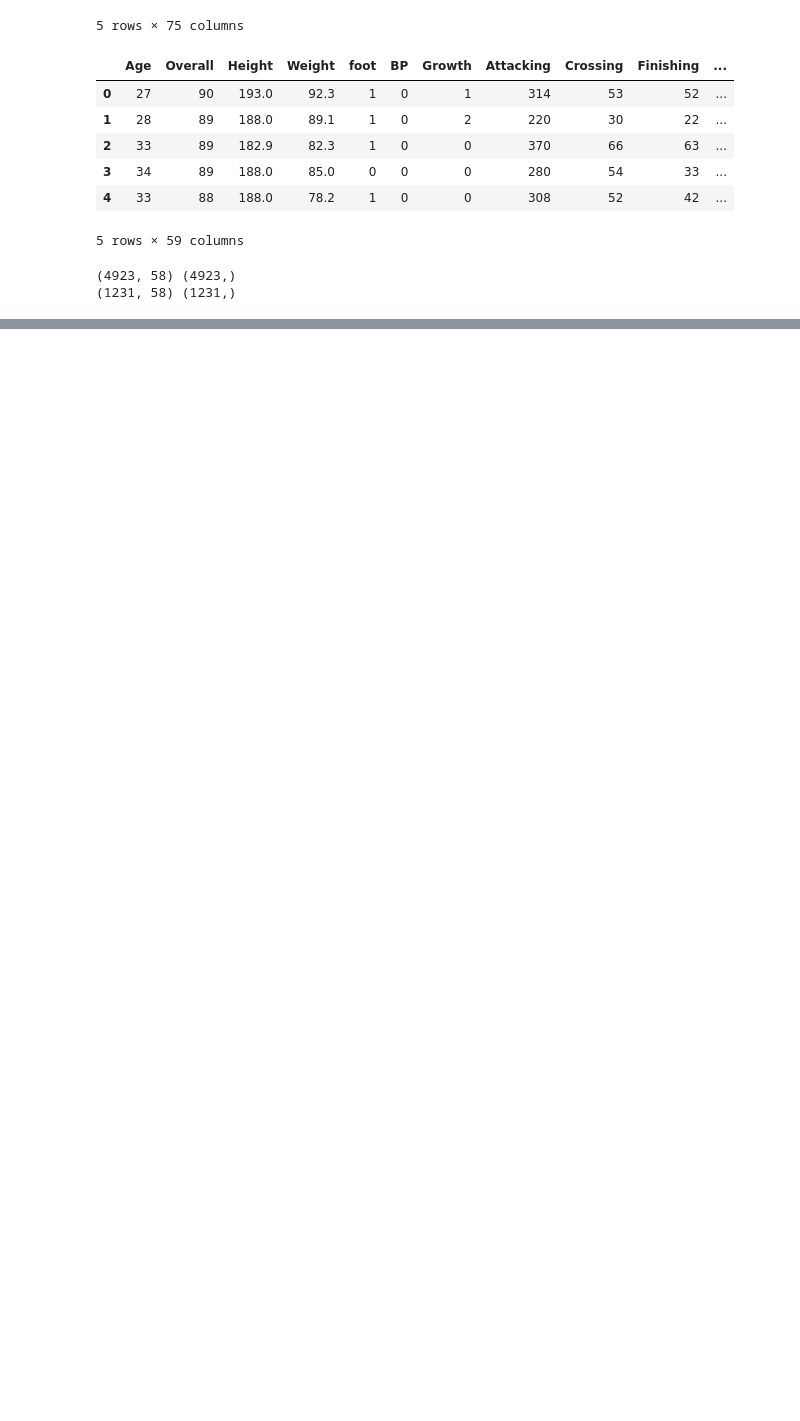
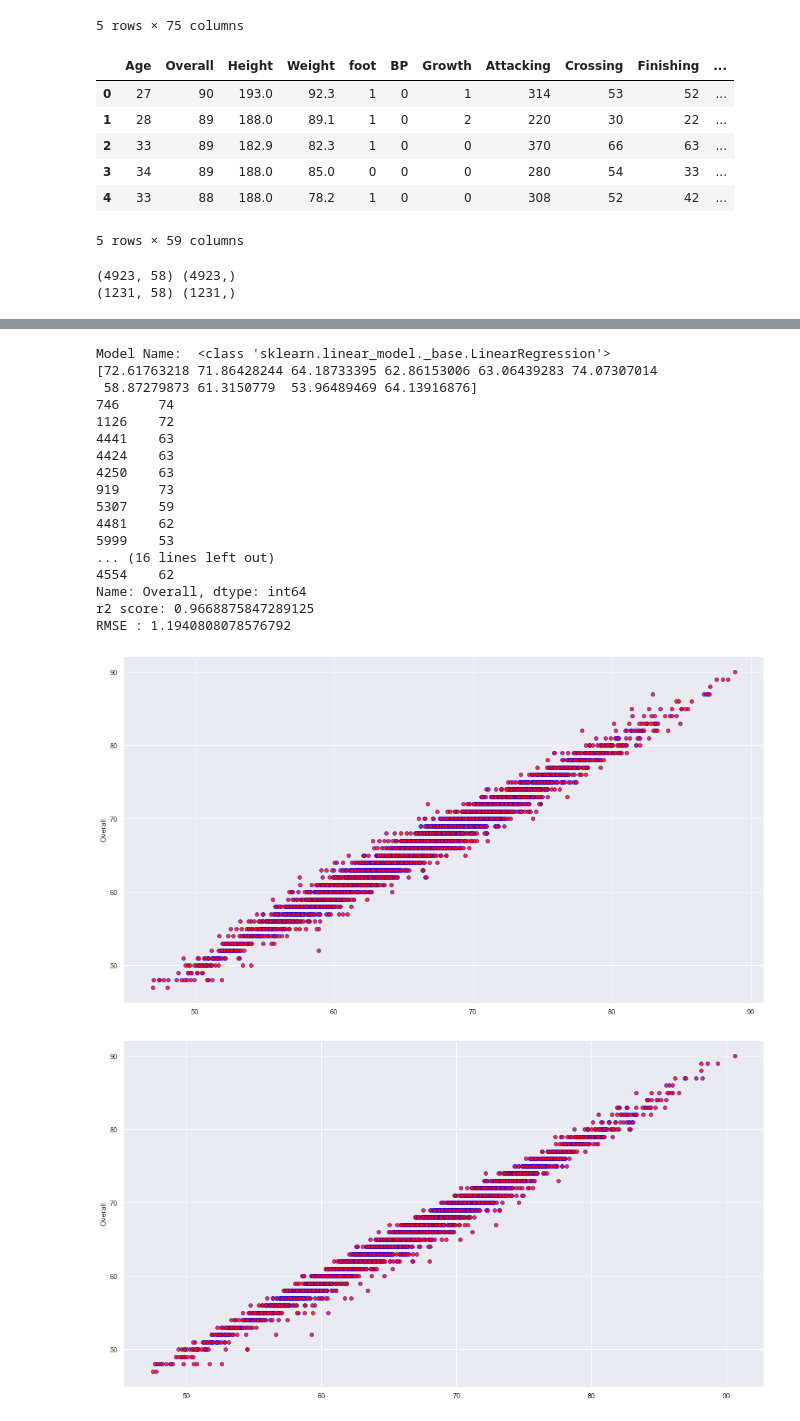
Before and after one commit to RonnieSosan/DataCleaner, a Jupyter notebook: LinearRegression.ipynb, the cells around one changed output, grey strips where cells are left out. Drawn from its saved outputs; the diff is of its cells as text; code cells hidden in the pictures; blank space fills up the shorter version.

Commit message:
updated graphical work on classification and regression model

```diff
--- a/LinearRegression.ipynb
+++ b/LinearRegression.ipynb
@@ -102,0 +74,63 @@ RMSE : 1.0425903480593715
+# %%
+#Applying Linear Regression
+from sklearn.linear_model import LinearRegression
+from sklearn.neural_network import MLPRegressor
+
+#Finding the r2 score and root mean squared error
+from sklearn.metrics import r2_score, mean_squared_error
+
+#import plotter
+import seaborn as sns
+
+import matplotlib.pyplot as  plt
+%matplotlib inline
+
+def applyModel(model, x_data, y_true):
+    y_pred = model.predict(x_data)
+
+    print('Model Name: ',type(model))
+    print(y_pred[:10])
+    print(y_true[:10])
+
+    print('r2 score: '+str(r2_score(y_true, y_pred)))
+    print('RMSE : '+str(np.sqrt(mean_squared_error(y_true, y_pred))))
+
+    #Visualising the results
+    # plt.figure()
+    # plt.figure(figsize=(18,10))
+    # sns.regplot(y_pred, y_true,scatter_kws={'color':'red','edgecolor':'blue','linewidth':'0.7'},line_kws={'color':'black','alpha':0.5})
+    # plt.xlabel('Predictions')
+    # plt.ylabel('Overall')
+    # plt.title("Linear Prediction of Player Rating")
+    # plt.show()
+    plt.figure(figsize=(18,10))
+    # sns.set(color_codes=True)
+    # sns.set(rc={'figure.figsize':(18, 10)})
+    sns.regplot(x=y_pred, y=y_true, fit_reg=False,scatter_kws={'color':'red','edgecolor':'blue','linewidth': 0.7},line_kws={'color':'black','alpha':0.5});
+    #sns.regplot(x=y_pred, y=y_true,scatter=False, ax=ax, scatter_kws={"color": "green"});
+# %%
+reg_mdels = [LinearRegression(), MLPRegressor(random_state=1, max_iter=500)]
+
+for model in reg_mdels:
+    model.fit(x_train, y_train)
+    applyModel(model, x_train, y_train)
+# %% [output]
+Model Name:  <class 'sklearn.linear_model._base.LinearRegression'>
+[72.61763218 71.86428244 64.18733395 62.86153006 63.06439283 74.07307014
+ 58.87279873 61.3150779  53.96489469 64.13916876]
+746     74
+1126    72
+4441    63
+4424    63
+4250    63
+919     73
+5307    59
+4481    62
+5999    53
+... (16 lines left out)
+4554    62
+Name: Overall, dtype: int64
+r2 score: 0.9668875847289125
+RMSE : 1.1940808078576792
+[figure, added]
+[figure, added]
```
Also changed, not shown: parts of 11 cells of this notebook, 1 other file.
